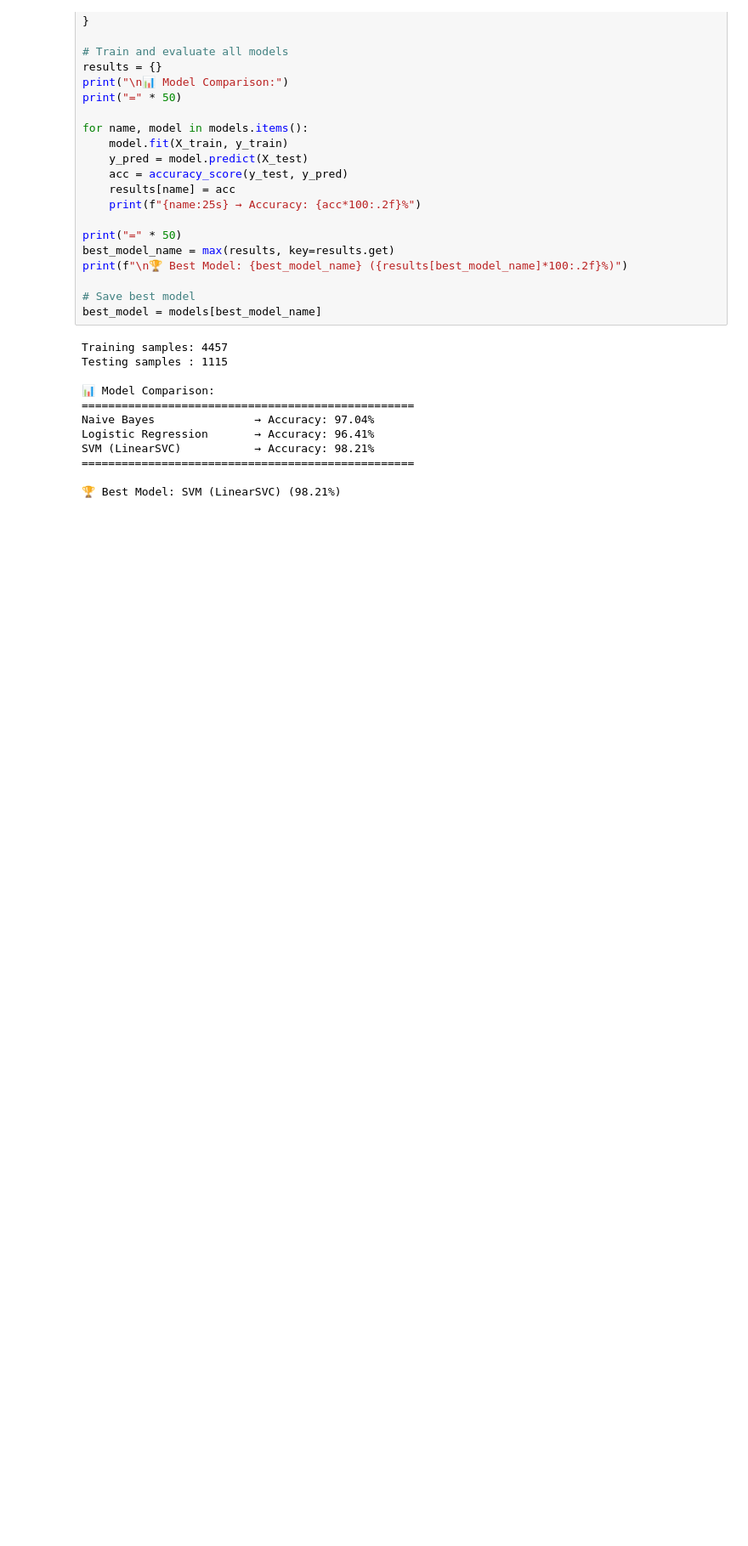
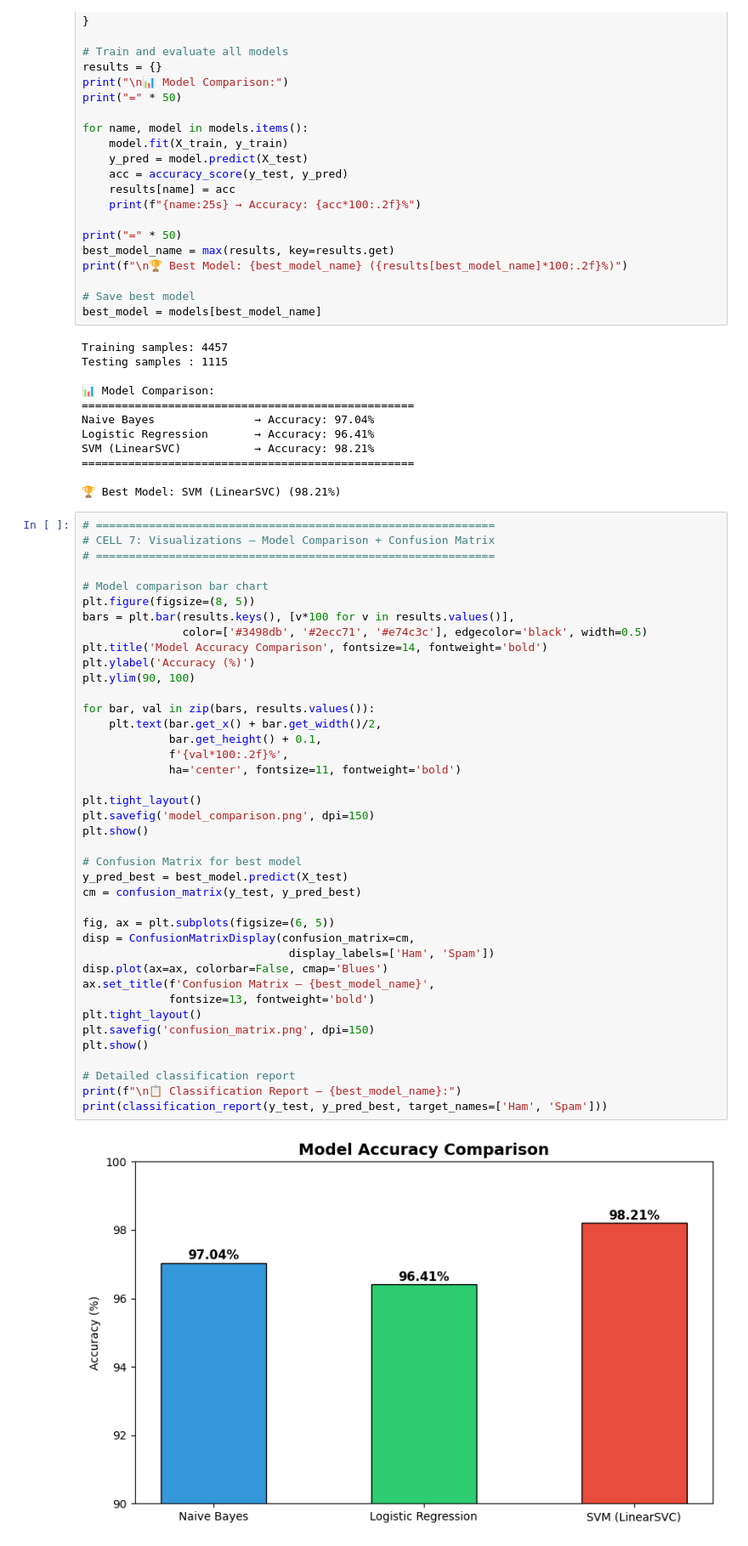
Before and after one commit to Adiiiipawar/Codsoft, a Jupyter notebook: Task4_Spam_SMS_Detection/spam_sms_detection.ipynb, the cells around one changed output. Shown at 85% size. Cells and saved outputs as stored; diff of their text form; blank space fills up the shorter version.

```diff
--- a/Task4_Spam_SMS_Detection/spam_sms_detection.ipynb
+++ b/Task4_Spam_SMS_Detection/spam_sms_detection.ipynb
@@ -284,3 +284,45 @@ SVM (LinearSVC)           → Accuracy: 98.21%
 ==================================================
 
 🏆 Best Model: SVM (LinearSVC) (98.21%)
+# %%
+# ============================================================
+# CELL 7: Visualizations — Model Comparison + Confusion Matrix
+# ============================================================
+
+# Model comparison bar chart
+plt.figure(figsize=(8, 5))
+bars = plt.bar(results.keys(), [v*100 for v in results.values()],
+               color=['#3498db', '#2ecc71', '#e74c3c'], edgecolor='black', width=0.5)
+plt.title('Model Accuracy Comparison', fontsize=14, fontweight='bold')
+plt.ylabel('Accuracy (%)')
+plt.ylim(90, 100)
+
+for bar, val in zip(bars, results.values()):
+    plt.text(bar.get_x() + bar.get_width()/2,
+             bar.get_height() + 0.1,
+             f'{val*100:.2f}%',
+             ha='center', fontsize=11, fontweight='bold')
+
+plt.tight_layout()
+plt.savefig('model_comparison.png', dpi=150)
+plt.show()
+
+# Confusion Matrix for best model
+y_pred_best = best_model.predict(X_test)
+cm = confusion_matrix(y_test, y_pred_best)
+
+fig, ax = plt.subplots(figsize=(6, 5))
+disp = ConfusionMatrixDisplay(confusion_matrix=cm,
+                               display_labels=['Ham', 'Spam'])
+disp.plot(ax=ax, colorbar=False, cmap='Blues')
+ax.set_title(f'Confusion Matrix — {best_model_name}',
+             fontsize=13, fontweight='bold')
+plt.tight_layout()
+plt.savefig('confusion_matrix.png', dpi=150)
+plt.show()
+
+# Detailed classification report
+print(f"\n📋 Classification Report — {best_model_name}:")
+print(classification_report(y_test, y_pred_best, target_names=['Ham', 'Spam']))
+# %% [output]
+[figure, added]
```
Also changed, not shown: parts of 3 cells of this notebook.
